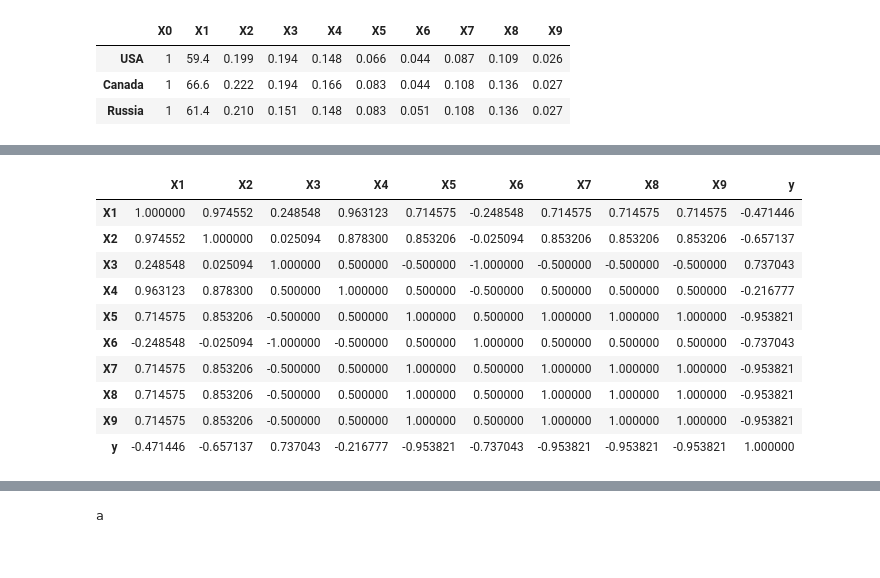
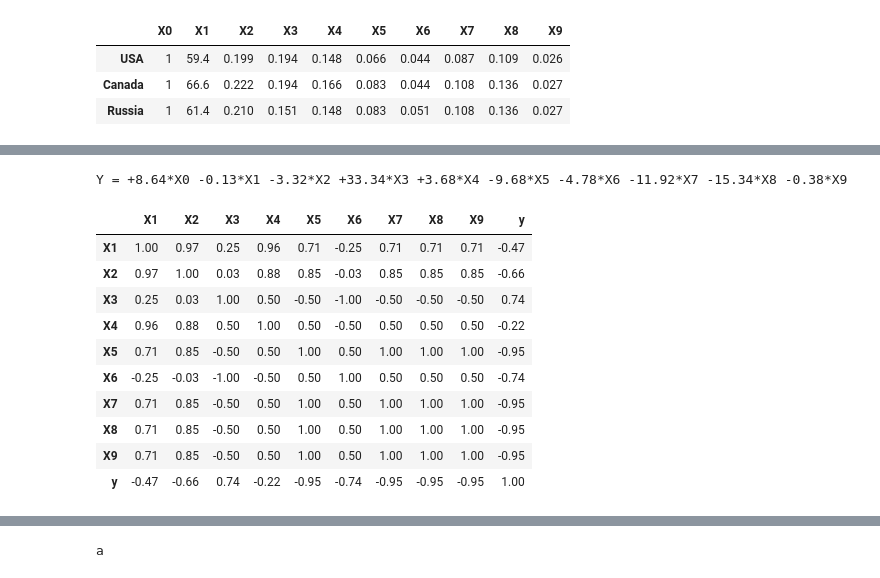
Before and after one commit to DavidDobr/icef_thesis, a Jupyter notebook: dobrinskiy_thesis_v2_october.ipynb, the cells around one changed output, grey strips where cells are left out. Drawn from its saved outputs; the diff is of its cells as text; code cells hidden in the pictures.

Commit message:
add OLS model and latex table representations to Jupyter Notebook

```diff
--- a/dobrinskiy_thesis_v2_october.ipynb
+++ b/dobrinskiy_thesis_v2_october.ipynb
@@ -222,7 +244,6 @@ country_data
 # set index
 country_data = country_data.set_index('Criteria')
 # convert values to floats (note: comas need to be replaced by dots for python conversion to work)
-country_data = country_data.applymap(lambda x: float(x.replace(',','.')))
 country_data.index = ['y'] + ['X'+str(i) for i in range(1, len(country_data))]
 country_data
 # %% [output]
@@ -312,16 +381,27 @@ strong multicollinearity or other numerical problems.
+# %%
+# equation for eq:OLS_1_coeffs in LaTeX
+
+equation = 'Y ='
+for i, coeff in results.params.iteritems():
+    sign = '+' if coeff >= 0 else '-'
+    equation += ' ' + sign + str(abs(round(coeff,2))) + '*' + i
+print(equation)
+# %% [output]
+Y = +8.64*X0 -0.13*X1 -3.32*X2 +33.34*X3 +3.68*X4 -9.68*X5 -4.78*X6 -11.92*X7 -15.34*X8 -0.38*X9
 # %%
 # correlation table
 corr = country_data.T.corr().iloc[1:,1:]
+corr = corr.applymap(lambda x: round(x, 2))
 corr
 # %% [output]
 |  | X1 | X2 | X3 | X4 | X5 | X6 | X7 | X8 | X9 | y |
-| X1 | 1.000000 | 0.974552 | 0.248548 | 0.963123 | 0.714575 | -0.248548 | 0.714575 | 0.714575 | 0.714575 | -0.471446 |
-| X2 | 0.974552 | 1.000000 | 0.025094 | 0.878300 | 0.853206 | -0.025094 | 0.853206 | 0.853206 | 0.853206 | -0.657137 |
-| X3 | 0.248548 | 0.025094 | 1.000000 | 0.500000 | -0.500000 | -1.000000 | -0.500000 | -0.500000 | -0.500000 | 0.737043 |
-| X4 | 0.963123 | 0.878300 | 0.500000 | 1.000000 | 0.500000 | -0.500000 | 0.500000 | 0.500000 | 0.500000 | -0.216777 |
-| X5 | 0.714575 | 0.853206 | -0.500000 | 0.500000 | 1.000000 | 0.500000 | 1.000000 | 1.000000 | 1.000000 | -0.953821 |
-| X6 | -0.248548 | -0.025094 | -1.000000 | -0.500000 | 0.500000 | 1.000000 | 0.500000 | 0.500000 | 0.500000 | -0.737043 |
-| X7 | 0.714575 | 0.853206 | -0.500000 | 0.500000 | 1.000000 | 0.500000 | 1.000000 | 1.000000 | 1.000000 | -0.953821 |
-| X8 | 0.714575 | 0.853206 | -0.500000 | 0.500000 | 1.000000 | 0.500000 | 1.000000 | 1.000000 | 1.000000 | -0.953821 |
-| X9 | 0.714575 | 0.853206 | -0.500000 | 0.500000 | 1.000000 | 0.500000 | 1.000000 | 1.000000 | 1.000000 | -0.953821 |
-| y | -0.471446 | -0.657137 | 0.737043 | -0.216777 | -0.953821 | -0.737043 | -0.953821 | -0.953821 | -0.953821 | 1.000000 |
+| X1 | 1.00 | 0.97 | 0.25 | 0.96 | 0.71 | -0.25 | 0.71 | 0.71 | 0.71 | -0.47 |
+| X2 | 0.97 | 1.00 | 0.03 | 0.88 | 0.85 | -0.03 | 0.85 | 0.85 | 0.85 | -0.66 |
+| X3 | 0.25 | 0.03 | 1.00 | 0.50 | -0.50 | -1.00 | -0.50 | -0.50 | -0.50 | 0.74 |
+| X4 | 0.96 | 0.88 | 0.50 | 1.00 | 0.50 | -0.50 | 0.50 | 0.50 | 0.50 | -0.22 |
+| X5 | 0.71 | 0.85 | -0.50 | 0.50 | 1.00 | 0.50 | 1.00 | 1.00 | 1.00 | -0.95 |
+| X6 | -0.25 | -0.03 | -1.00 | -0.50 | 0.50 | 1.00 | 0.50 | 0.50 | 0.50 | -0.74 |
+| X7 | 0.71 | 0.85 | -0.50 | 0.50 | 1.00 | 0.50 | 1.00 | 1.00 | 1.00 | -0.95 |
+| X8 | 0.71 | 0.85 | -0.50 | 0.50 | 1.00 | 0.50 | 1.00 | 1.00 | 1.00 | -0.95 |
+| X9 | 0.71 | 0.85 | -0.50 | 0.50 | 1.00 | 0.50 | 1.00 | 1.00 | 1.00 | -0.95 |
+| y | -0.47 | -0.66 | 0.74 | -0.22 | -0.95 | -0.74 | -0.95 | -0.95 | -0.95 | 1.00 |
```
Also changed, not shown: parts of 9 cells of this notebook.
